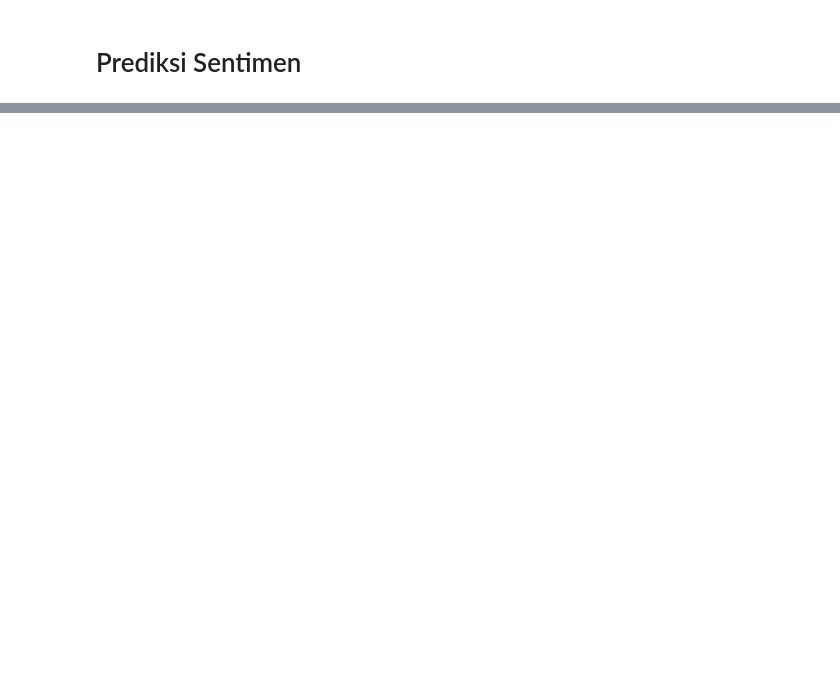
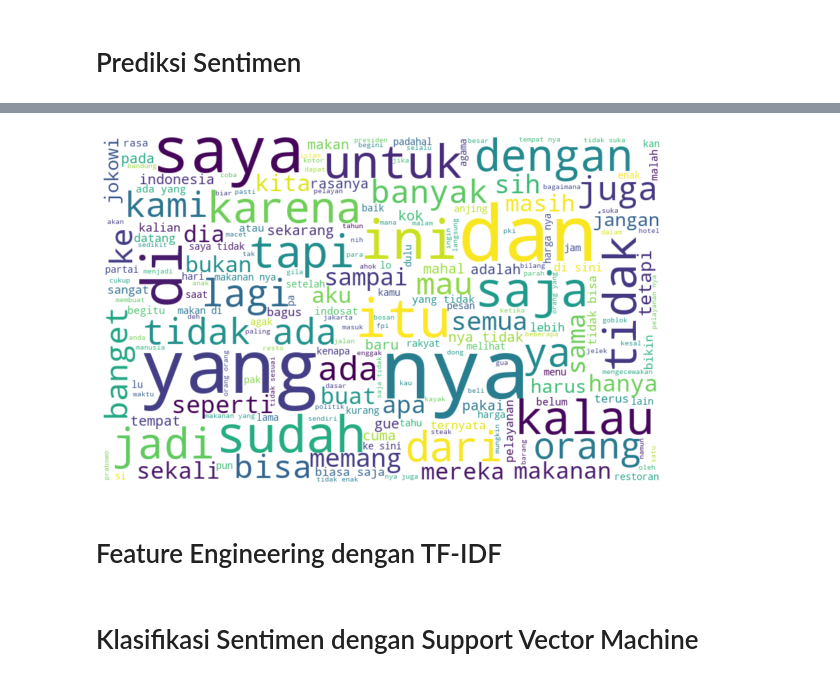
Before and after one commit to ilhamAdhim/machine-learning-terapan-dicoding, a Jupyter notebook: Case_2_Sentiment_Analysis_with_NLP_Pytorch.ipynb, the cells around one changed output, grey strips where cells are left out. Drawn from its saved outputs; the diff is of its cells as text; code cells hidden in the pictures; blank space fills up the shorter version.

```diff
--- a/Case_2_Sentiment_Analysis_with_NLP_Pytorch.ipynb
+++ b/Case_2_Sentiment_Analysis_with_NLP_Pytorch.ipynb
@@ -223,0 +395,8 @@ print(f'Text: {text} | Label : {i2w[label]} ({F.softmax(logits, dim=-1).squeeze(
+# %%
+#untuk melihat kata kata yang negatif
+negative_words = ' '.join(text for text in data_train['Teks'][data_train['Target'] == 'negative'])
+wordCloud(negative_words)
+# %% [output]
+[figure, added]
+# %% [markdown]
+# Feature Engineering dengan TF-IDF
@@ -223,0 +413,2 @@ print(f'Text: {text} | Label : {i2w[label]} ({F.softmax(logits, dim=-1).squeeze(
+# %% [markdown]
+# Klasifikasi Sentimen dengan Support Vector Machine
```
Also changed, not shown: parts of 25 cells of this notebook.
